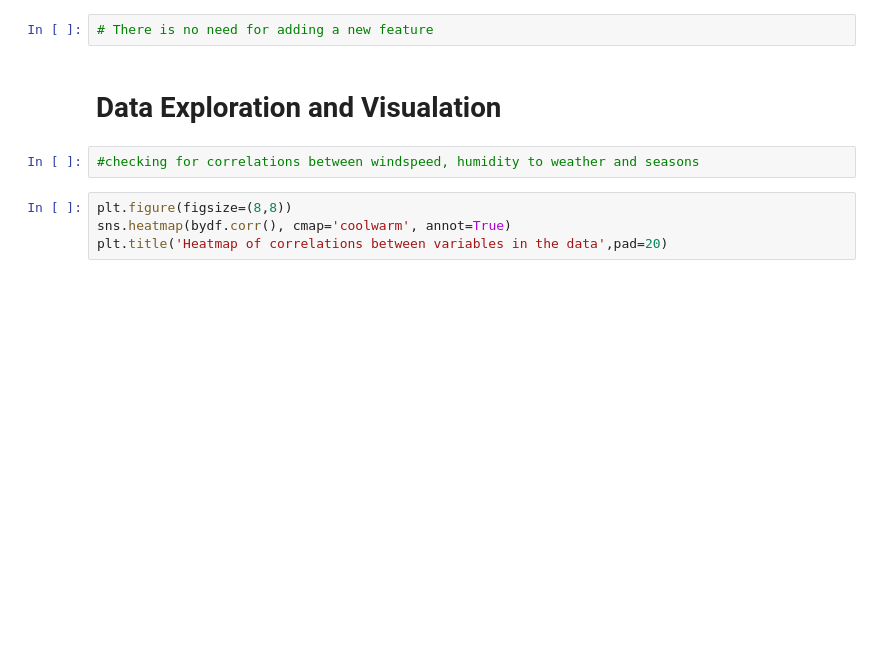
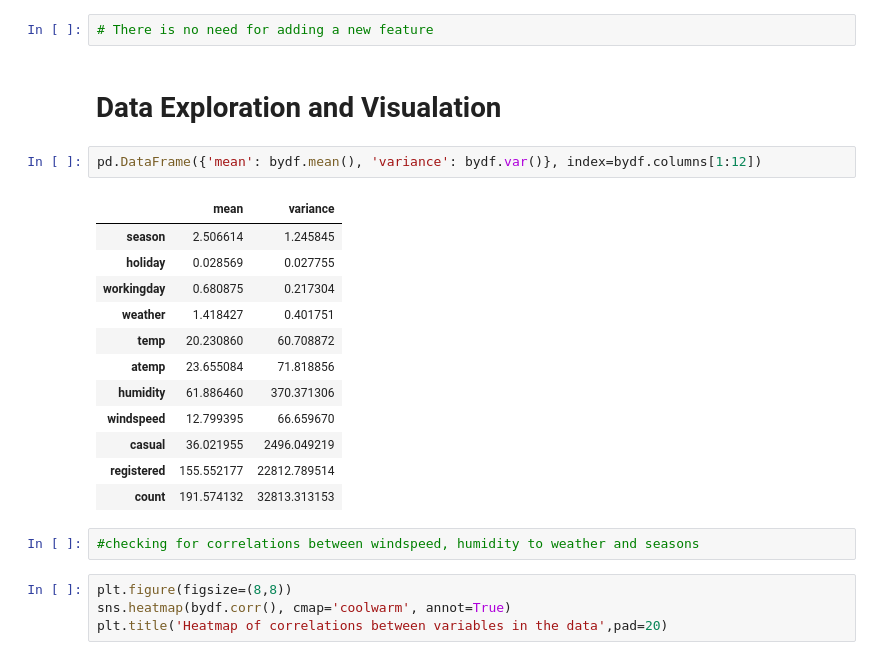
Before and after one commit to Chizzy-codes/Bicycle-Renting-Demand-Forecast-Using-Machine-Learning, a Jupyter notebook: Bicycle_sharing_system_demand_analysis.ipynb, the cells around one changed output. Drawn from its saved outputs; the diff is of its cells as text; blank space fills up the shorter version.

```diff
--- a/Bicycle_sharing_system_demand_analysis.ipynb
+++ b/Bicycle_sharing_system_demand_analysis.ipynb
@@ -128,6 +128,21 @@ bydf[bydf['count'] == 1].head()
 # There is no need for adding a new feature
 # %% [markdown]
 # Data Exploration and Visualation
+# %%
+pd.DataFrame({'mean': bydf.mean(), 'variance': bydf.var()}, index=bydf.columns[1:12])
+# %% [output]
+|  | mean | variance |
+| season | 2.506614 | 1.245845 |
+| holiday | 0.028569 | 0.027755 |
+| workingday | 0.680875 | 0.217304 |
+| weather | 1.418427 | 0.401751 |
+| temp | 20.230860 | 60.708872 |
+| atemp | 23.655084 | 71.818856 |
+| humidity | 61.886460 | 370.371306 |
+| windspeed | 12.799395 | 66.659670 |
+| casual | 36.021955 | 2496.049219 |
+| registered | 155.552177 | 22812.789514 |
+| count | 191.574132 | 32813.313153 |
 # %%
 #checking for correlations between windspeed, humidity to weather and seasons
 # %%
```
Also changed, not shown: parts of 5 cells of this notebook.
